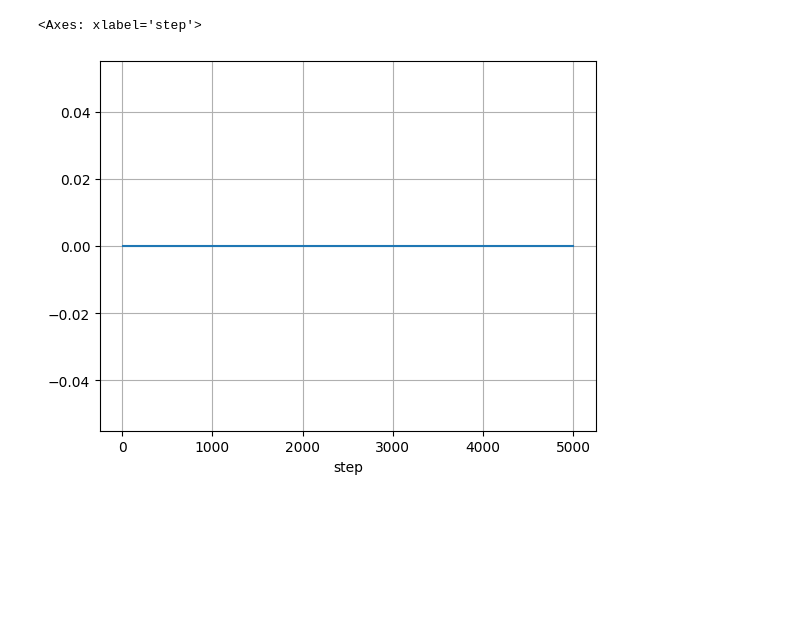
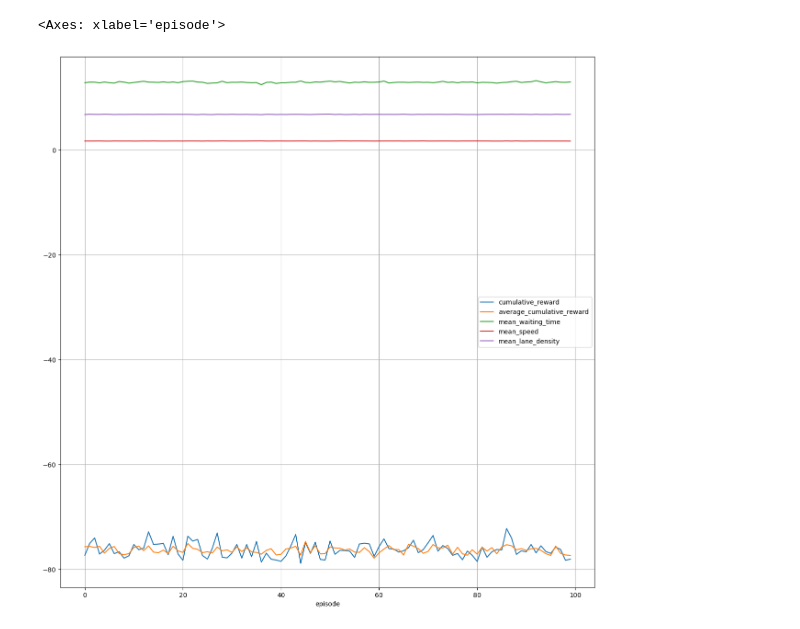
Before and after one commit to Ouroboros4991/MasterThesis2024, a Jupyter notebook: Visualize_evaluation.ipynb, the cells around one changed output. Cells and saved outputs as stored; diff of their text form; code cells hidden in the pictures; blank space fills up the shorter version.

```diff
--- a/Visualize_evaluation.ipynb
+++ b/Visualize_evaluation.ipynb
@@ -22,5 +27,7 @@ df_single_episode.plot(grid=True, figsize=(15,15))
+# %%
+df_multiple_episodes_forced.plot(grid=True, figsize=(15,15))
+# %% [output]
+<Axes: xlabel='episode'>
+[figure, added]
 # %%
-df_single_episode.option.plot(grid=True)
+df_single_episode_oc, df_multiple_episodes_oc = load_data('oc_2way_500k_steps', 'custom-2way-single-intersection')
-# %% [output]
-<Axes: xlabel='step'>
-[figure, removed]
```
Also changed, not shown: parts of 14 cells of this notebook, 12 other files.
